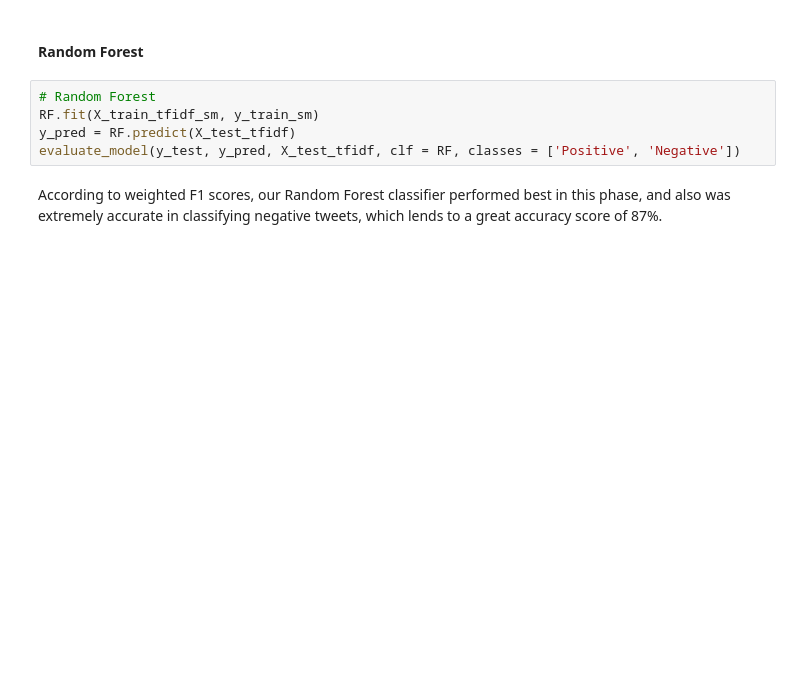
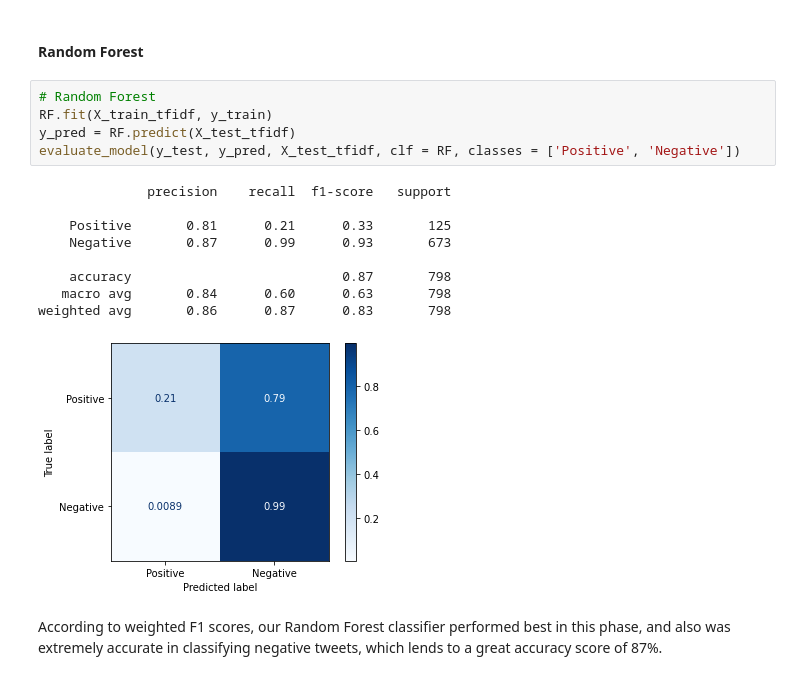
Before and after one commit to RMcAr/dsc-phase-4-project, a Jupyter notebook: 3. Modelling, Validation, and Concluding Statements.ipynb, the cells around one changed output. Cells and saved outputs as stored; diff of their text form; blank space fills up the shorter version.

```diff
--- a/3. Modelling, Validation, and Concluding Statements.ipynb
+++ b/3. Modelling, Validation, and Concluding Statements.ipynb
@@ -285,9 +330,19 @@ evaluate_model(y_test, y_pred, X_test_tfidf.toarray(), clf = GNB, classes = ['Po
 #### Random Forest
 # %%
 # Random Forest
-RF.fit(X_train_tfidf_sm, y_train_sm)
+RF.fit(X_train_tfidf, y_train)
 y_pred = RF.predict(X_test_tfidf)
 evaluate_model(y_test, y_pred, X_test_tfidf, clf = RF, classes = ['Positive', 'Negative'])
+# %% [output]
+              precision    recall  f1-score   support
+
+    Positive       0.81      0.21      0.33       125
+    Negative       0.87      0.99      0.93       673
+
+    accuracy                           0.87       798
+   macro avg       0.84      0.60      0.63       798
+weighted avg       0.86      0.87      0.83       798
+[figure, added]
 # %% [markdown]
 According to weighted F1 scores, our Random Forest classifier performed best in this phase, and also was extremely accurate in classifying negative tweets, which lends to a great accuracy score of 87%.
 # %% [markdown]
```
Also changed, not shown: parts of 12 cells of this notebook, 1 other file.
